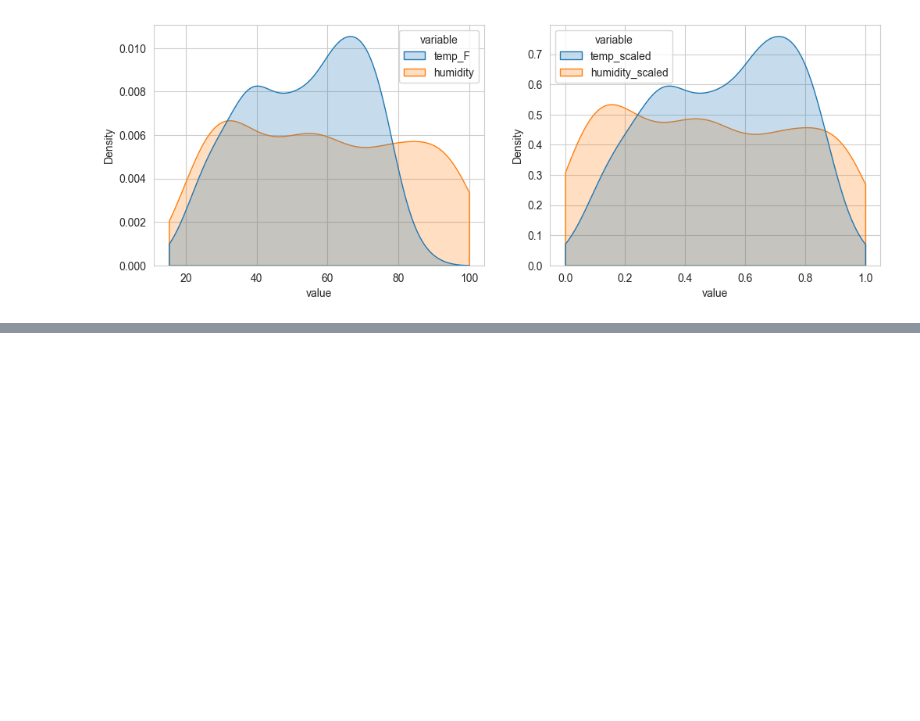
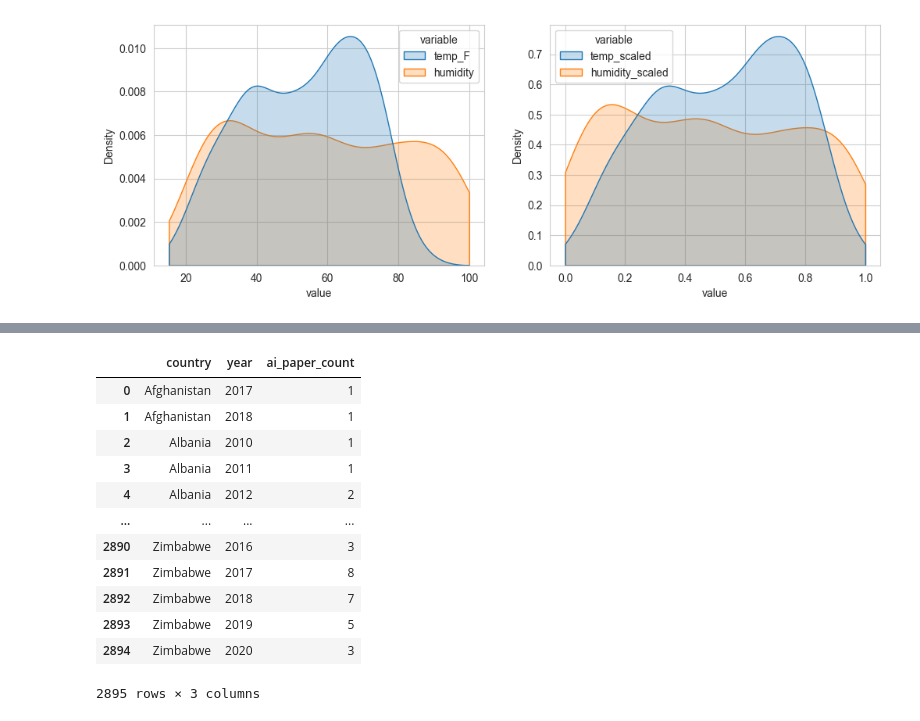
Before and after one commit to jieshu-wang-SBU/EST389_371_2026_spring, a Jupyter notebook: lectures/09-advanced_data_operations/09-05_Common_analytical_features.ipynb, the cells around one changed output, grey strips where cells are left out. Saved outputs shown, nothing was run; the diff lists cells and outputs as text; code cells hidden in the pictures; blank space fills up the shorter version.

```diff
--- a/lectures/09-advanced_data_operations/09-05_Common_analytical_features.ipynb
+++ b/lectures/09-advanced_data_operations/09-05_Common_analytical_features.ipynb
@@ -182,0 +228,23 @@ sns.kdeplot(data=df.melt(id_vars='date', value_vars=['temp_scaled', 'humidity_sc
+# %%
+import pandas as pd
+import numpy as np
+import seaborn as sns
+import matplotlib.pyplot as plt
+
+df = pd.read_csv("./data/ai_paper_per_county_data.csv")
+
+df
+# %% [output]
+|  | country | year | ai_paper_count |
+| 0 | Afghanistan | 2017 | 1 |
+| 1 | Afghanistan | 2018 | 1 |
+| 2 | Albania | 2010 | 1 |
+| 3 | Albania | 2011 | 1 |
+| 4 | Albania | 2012 | 2 |
+| ... | ... | ... | ... |
+| 2890 | Zimbabwe | 2016 | 3 |
+| 2891 | Zimbabwe | 2017 | 8 |
+| 2892 | Zimbabwe | 2018 | 7 |
+| 2893 | Zimbabwe | 2019 | 5 |
+| 2894 | Zimbabwe | 2020 | 3 |
+2895 rows × 3 columns
```
Also changed, not shown: parts of 23 cells of this notebook, 1 other file.
